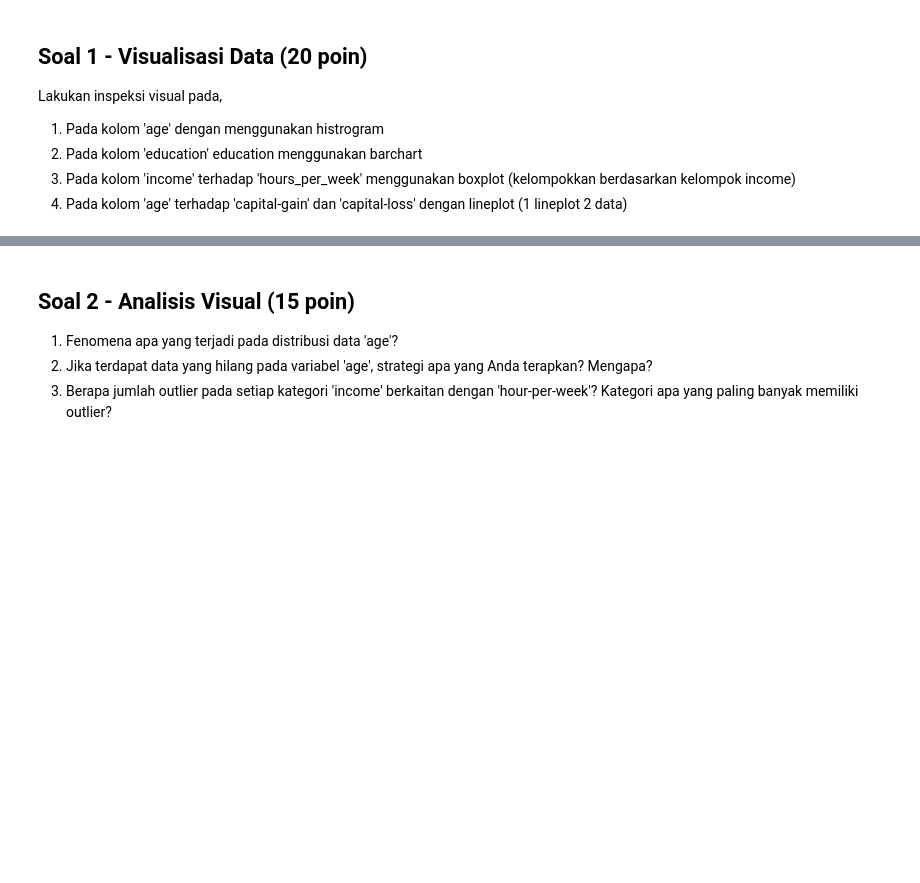
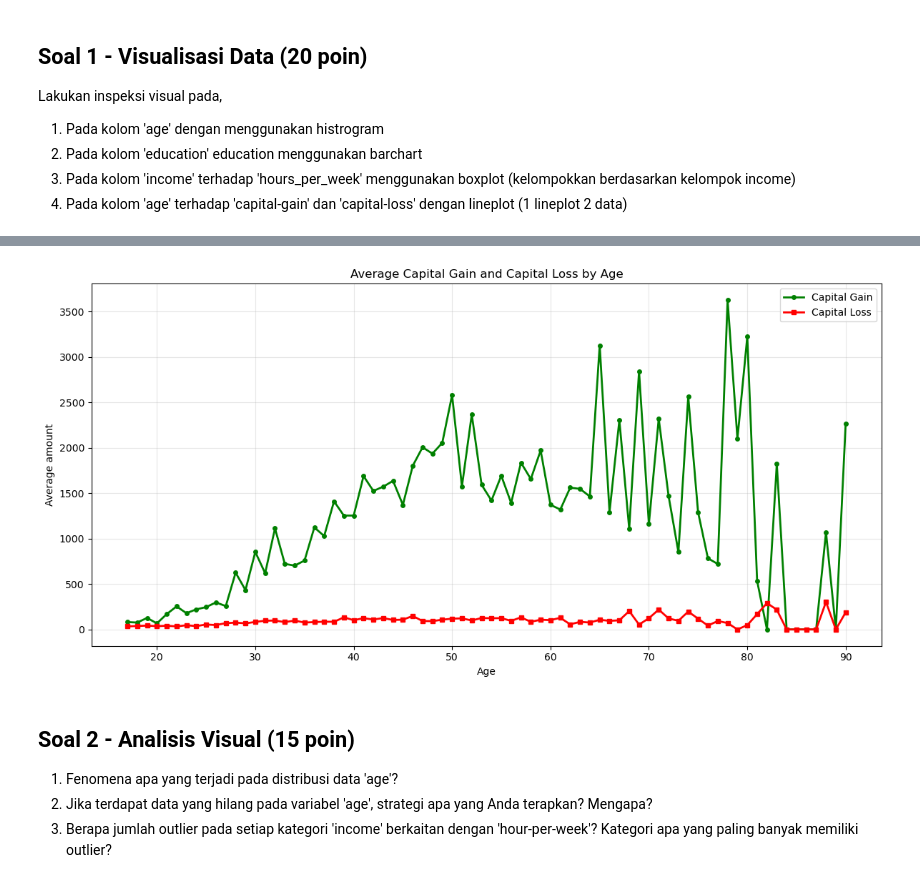
Before and after one commit to FarrelAD/Sinau-Mesin, a Jupyter notebook: notebooks/03-kuis-01/quiz-01.ipynb, the cells around one changed output, grey strips where cells are left out. Cells and saved outputs as stored; diff of their text form; code cells hidden in the pictures; blank space fills up the shorter version.

```diff
--- a/notebooks/03-kuis-01/quiz-01.ipynb
+++ b/notebooks/03-kuis-01/quiz-01.ipynb
@@ -230,3 +304,42 @@ Lakukan inspeksi visual pada,
+# %%
+# Jawab 1.4 - Lineplot
+plt.figure(figsize=(12, 6))
+
+# Group data by age and calculate mean values
+age_grouped = df.groupby('age').agg({
+    'capital-gain': 'mean',
+    'capital-loss': 'mean'
+}).reset_index()
+
+# Create lineplot with both capital-gain and capital-loss
+plt.plot(
+    age_grouped['age'],
+    age_grouped['capital-gain'],
+    label='Capital Gain',
+    color='green',
+    linewidth=2,
+    marker='o',
+    markersize=4
+)
+plt.plot(
+    age_grouped['age'],
+    age_grouped['capital-loss'],
+    label='Capital Loss',
+    color='red',
+    linewidth=2,
+    marker='s',
+    markersize=4
+)
+
+plt.title('Average Capital Gain and Capital Loss by Age')
+plt.xlabel('Age')
+plt.ylabel('Average amount')
+plt.legend()
+plt.grid(True, alpha=0.3)
+plt.tight_layout()
+plt.show()
+# %% [output]
+[figure, added]
 # %% [markdown]
 ## Soal 2 - Analisis Visual (15 poin)
 1. Fenomena apa yang terjadi pada distribusi data 'age'?
```
Also changed, not shown: parts of 33 cells of this notebook.
